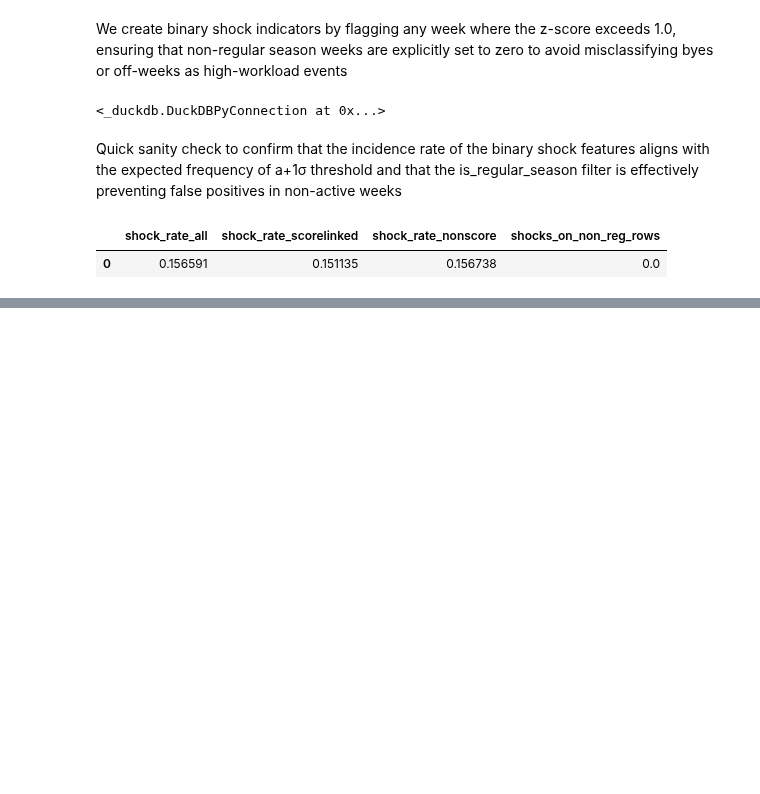
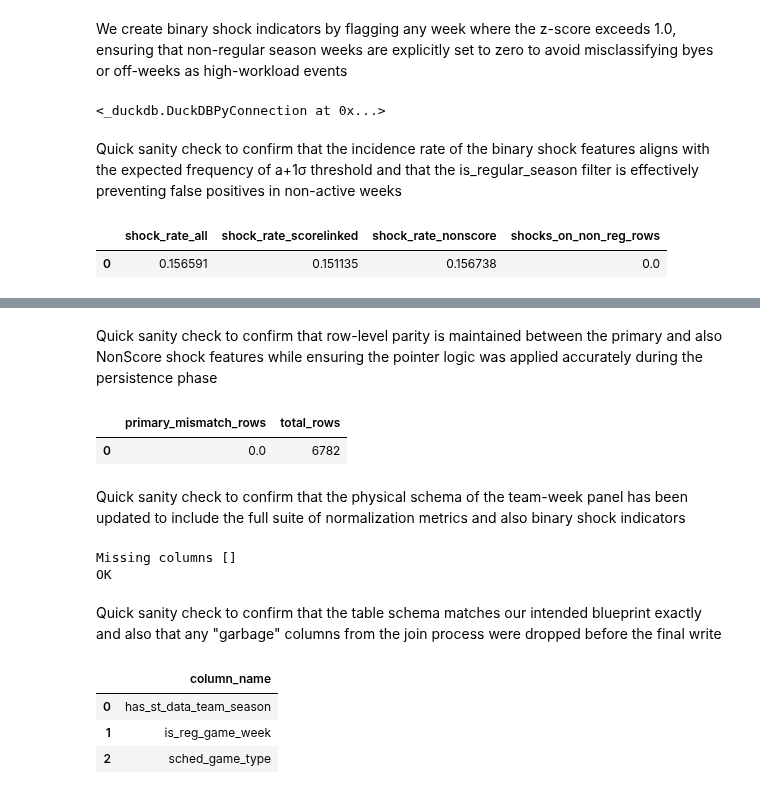
Before and after one commit to SiddharthKorukonda/2025-26-NFLPA-Data-Analytics-Case-Competition, a Jupyter notebook: notebooks/05_standardize_st_workload_define_shocks.ipynb, the cells around one changed output, grey strips where cells are left out. Cells and saved outputs as stored; diff of their text form; code cells hidden in the pictures; blank space fills up the shorter version.

Commit message:
Step 5.4: Add primary NonScore shock and persist columns to panel

```diff
--- a/notebooks/05_standardize_st_workload_define_shocks.ipynb
+++ b/notebooks/05_standardize_st_workload_define_shocks.ipynb
@@ -358,0 +410,56 @@ FROM panel_step5_shocks
+# %% [markdown]
+Quick sanity check to confirm that row-level parity is maintained between the primary and also NonScore shock features while ensuring the pointer logic was applied accurately during the persistence phase
+# %%
+con.execute("""
+SELECT
+  SUM(CASE WHEN ST_Shock_Primary_w != ST_Shock_NonScore_w THEN 1 ELSE 0 END) AS primary_mismatch_rows,
+  COUNT(*) AS total_rows
+FROM team_week_panel
+""").df()
+# %% [output]
+|  | primary_mismatch_rows | total_rows |
+| 0 | 0.0 | 6782 |
+# %% [markdown]
+Quick sanity check to confirm that the physical schema of the team-week panel has been updated to include the full suite of normalization metrics and also binary shock indicators
+# %%
+final_cols = set(con.execute("DESCRIBE team_week_panel").df()["column_name"].tolist())
+
+need_now = [
+    "mean_ST_All",
+    "sd_ST_All",
+    "mean_ST_ScoreLinked",
+    "sd_ST_ScoreLinked",
+    "mean_ST_NonScore",
+    "sd_ST_NonScore",
+    "Z_ST_All_w",
+    "Z_ST_ScoreLinked_w",
+    "Z_ST_NonScore_w",
+    "ST_Shock_All_w",
+    "ST_Shock_ScoreLinked_w",
+    "ST_Shock_NonScore_w",
+    "ST_Shock_Primary_w",
+    "Z_ST_Primary_w",
+]
+
+missing_now = [c for c in need_now if c not in final_cols]
+
+print("Missing columns", missing_now)
+print("OK" if not missing_now else "STOP, Step 5 columns missing from stored panel")
+# %% [output]
+Missing columns []
+OK
+# %% [markdown]
+Quick sanity check to confirm that the table schema matches our intended blueprint exactly and also that any "garbage" columns from the join process were dropped before the final write
+# %%
+con.execute("""
+SELECT column_name
+FROM duckdb_columns
+WHERE table_name = 'team_week_panel'
+  AND (column_name LIKE '%sched%' OR column_name LIKE 'is_reg%' OR column_name LIKE 'has_st%')
+ORDER BY column_name
+""").df()
+# %% [output]
+|  | column_name |
+| 0 | has_st_data_team_season |
+| 1 | is_reg_game_week |
+| 2 | sched_game_type |
```
Also changed, not shown: parts of 8 cells of this notebook.
